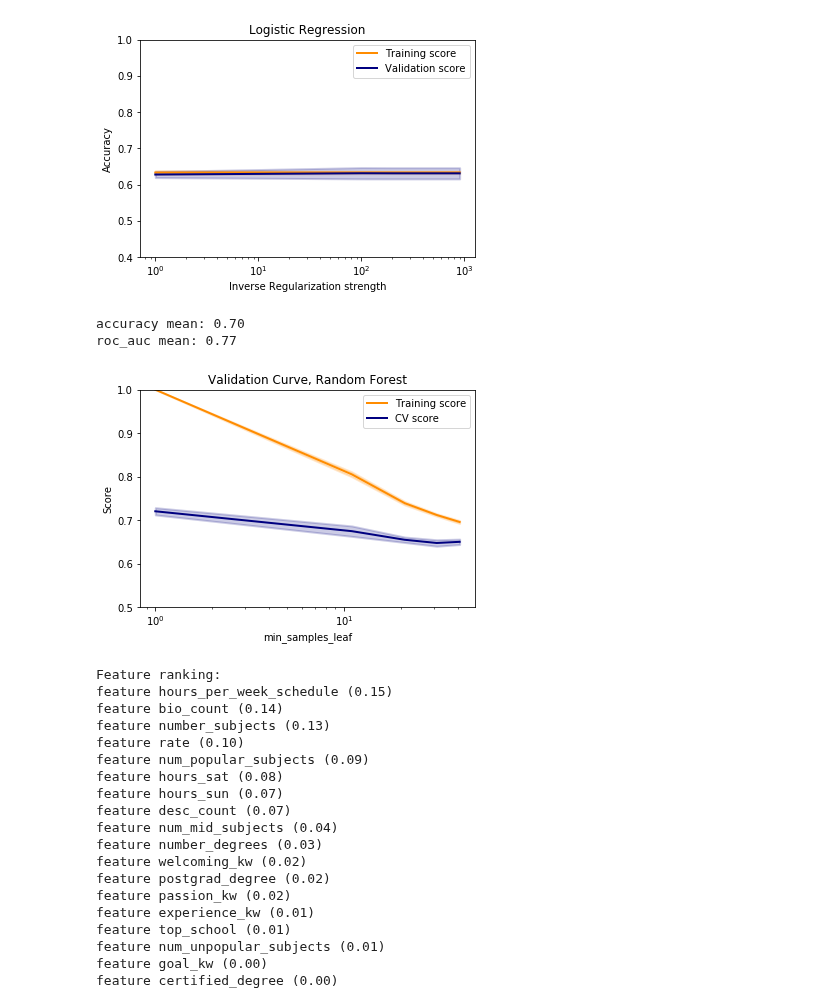
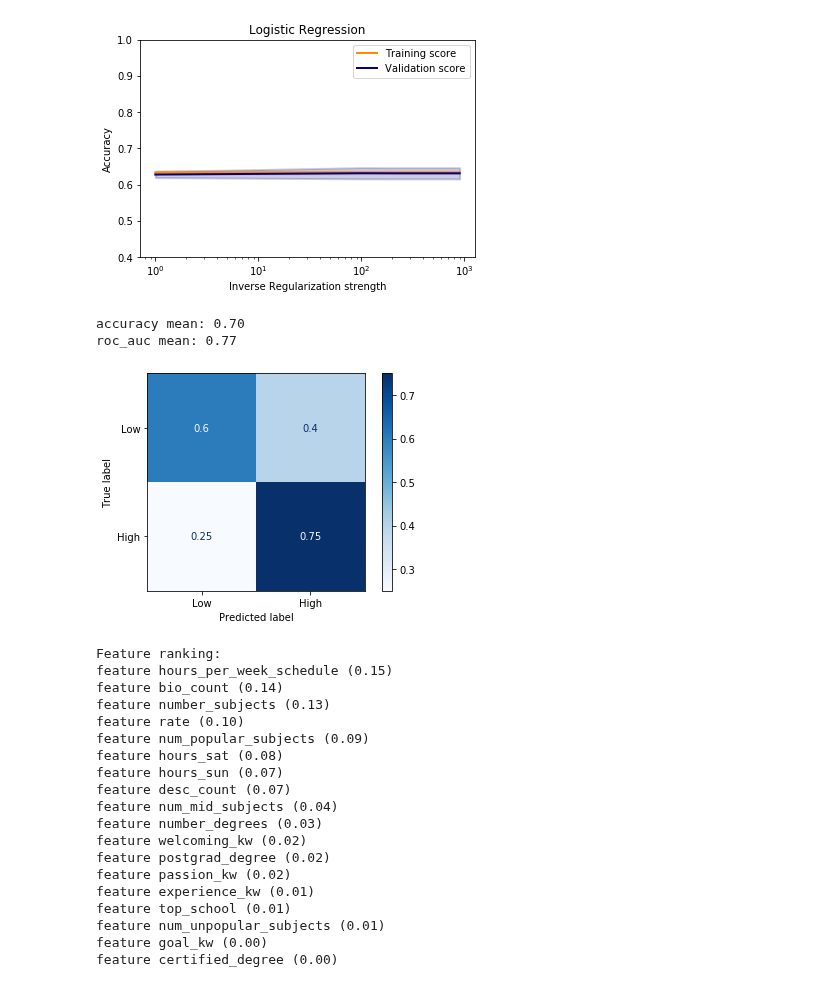
Before and after one commit to vijayoct27/tutor_prediction, a Jupyter notebook: tutor_demand.ipynb, the cells around one changed output. Drawn from its saved outputs; the diff is of its cells as text; code cells hidden in the pictures.

```diff
--- a/tutor_demand.ipynb
+++ b/tutor_demand.ipynb
@@ -461,54 +461,24 @@ roc_auc mean: 0.67
 # %%
 rf = RandomForestClassifier(n_estimators=100, min_samples_leaf = 5, criterion='entropy', random_state=0)
 score_CV(rf, X, 'accuracy')
 score_CV(rf, X, 'roc_auc')
 # Plot non-normalized confusion matrix
 
 X_train, X_test, y_train, y_test = train_test_split(X, y, test_size=0.2, random_state=0)
 rf.fit(X_train, y_train)
+
 y_predict = rf.predict(X_test)
 y_fit = rf.predict(X_train)
 
-disp = plot_confusion_matrix(classifier, X_test, y_test,
-                                 display_labels=class_names,
-                                 cmap=plt.cm.Blues,
-                                 normalize=normalize)
-disp.ax_.set_title(title)
+disp = plot_confusion_matrix(rf, X_test, y_test,
+                                 display_labels=['Low', 'High'],
+                             cmap=plt.cm.Blues,
+                            normalize='true')
 plt.show()
 # %% [output]
 accuracy mean: 0.70
 roc_auc mean: 0.77
+[figure, added]
-# %%
-rf = RandomForestClassifier(n_estimators=100, criterion='entropy', random_state=0)
-
-# Plot validation curve
-param_range = np.arange(1,51,10)
-train_scores, valid_scores = validation_curve(rf, X_scaled, y, 'min_samples_leaf', param_range, cv=5)
-
-train_scores_mean = np.mean(train_scores, axis=1)
-train_scores_std = np.std(train_scores, axis=1)
-valid_scores_mean = np.mean(valid_scores, axis=1)
-valid_scores_std = np.std(valid_scores, axis=1)
-
-plt.title("Validation Curve, Random Forest")
-plt.xlabel('min_samples_leaf')
-plt.ylabel("Score")
-plt.ylim(0.5, 1)
-lw = 2
-plt.semilogx(param_range, train_scores_mean, label="Training score",
-             color="darkorange", lw=lw)
-plt.fill_between(param_range, train_scores_mean - train_scores_std,
-                 train_scores_mean + train_scores_std, alpha=0.2,
-                 color="darkorange", lw=lw)
-plt.semilogx(param_range, valid_scores_mean, label="CV score",
-             color="navy", lw=lw)
-plt.fill_between(param_range, valid_scores_mean - valid_scores_std,
-                 valid_scores_mean + valid_scores_std, alpha=0.2,
-                 color="navy", lw=lw)
-plt.legend(loc="best")
-plt.show()
-# %% [output]
-[figure, removed]
 # %%
 rf = RandomForestClassifier(n_estimators=100, criterion='entropy', random_state=0,  min_samples_leaf = 5)
 features = list(X.columns)
```
Also changed, not shown: parts of 2 cells of this notebook, 3 other files.
